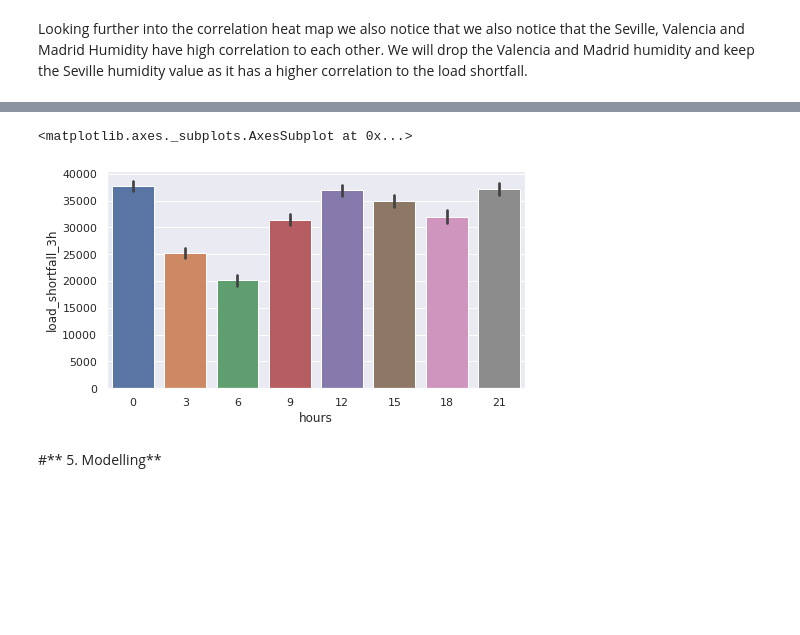
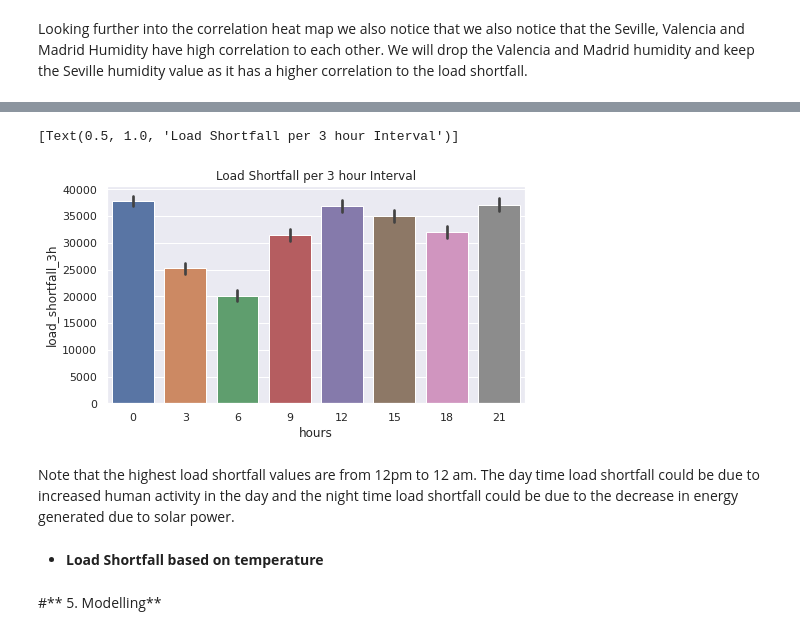
Before and after one commit to Explore-AI/load-shortfall-regression-predict-api, a Jupyter notebook: Group_13_Final_Notebook.ipynb, the cells around one changed output, grey strips where cells are left out. Drawn from its saved outputs; the diff is of its cells as text; code cells hidden in the pictures; blank space fills up the shorter version.

```diff
--- a/Group_13_Final_Notebook.ipynb
+++ b/Group_13_Final_Notebook.ipynb
@@ -367,5 +368,5 @@ corr=df_clean.corr()
 sns.heatmap(corr,annot=True)
 
 # change image size <- resets figure size for a seaborn plot
-sns.set(rc={'figure.figsize':(5,3)})
+sns.set(rc={'figure.figsize':(3,6)})
 # %% [output]
@@ -391,3 +415,0 @@ shortfall_day=shortfall_day.reset_index()
-# %%
-sns.set(rc = {'figure.figsize':(7.5,4)})
-sns.barplot(shortfall_day['day'], shortfall_day['load_shortfall_3h'], hue=None)
@@ -401,10 +417,16 @@ shortfall_hour=df_clean.groupby(['month','day','hours'])['load_shortfall_3h'].ag
 shortfall_hour=shortfall_hour.reset_index()
 # %%
 sns.set(rc = {'figure.figsize':(7.5,4)})
-sns.barplot(shortfall_hour['hours'], shortfall_hour['load_shortfall_3h'], hue=None)
+sns.barplot(shortfall_hour['hours'], shortfall_hour['load_shortfall_3h'], hue=None).set(title='Load Shortfall per 3 hour Interval')
 # %% [output]
-<matplotlib.axes._subplots.AxesSubplot at 0x...>
+[Text(0.5, 1.0, 'Load Shortfall per 3 hour Interval')]
-[figure, old version]
+[figure, new version]
+# %% [markdown]
+Note that the highest load shortfall values are from 12pm to 12 am. The day time load shortfall could be due to increased human activity in the day and the night time load shortfall could be due to the decrease in energy generated due to solar power.
+# %% [markdown]
+
+
+*   **Load Shortfall based on temperature**
 # %%
 
 # plot relevant feature interactions
```
Also changed, not shown: parts of 14 cells of this notebook.
